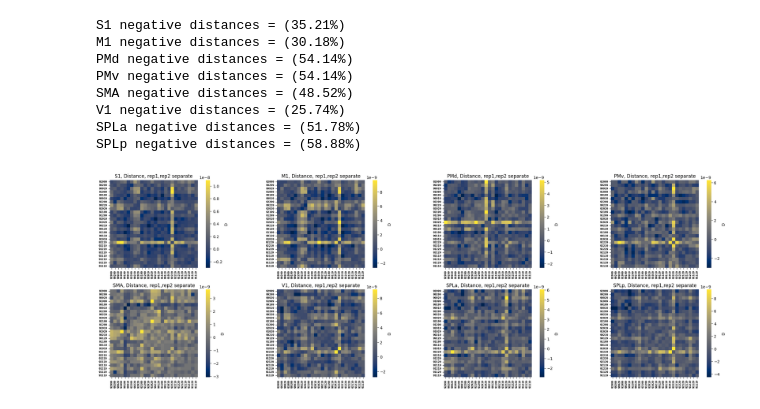
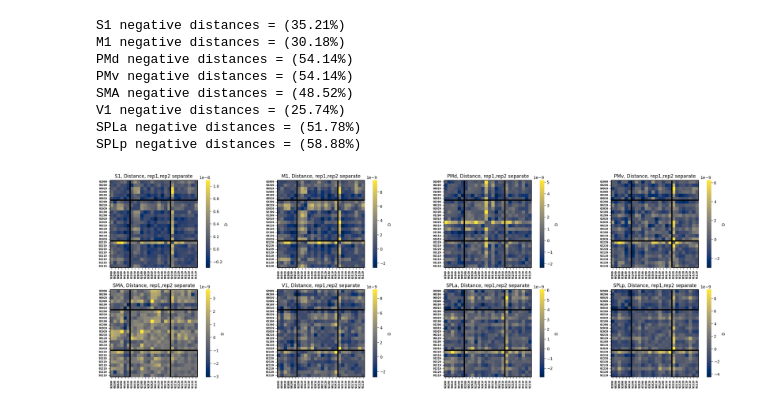
Before and after one commit to alighavam/EFC_patternfMRI, a Jupyter notebook: efcp_mri.ipynb, the cells around one changed output. Saved outputs shown, nothing was run; the diff lists cells and outputs as text; code cells hidden in the pictures.

```diff
--- a/efcp_mri.ipynb
+++ b/efcp_mri.ipynb
@@ -286,3 +359,28 @@ plt.savefig(f'./figures/efcp_spmT2surf_glm{glm}_ses{ses}.pdf', bbox_inches="tigh
+# %%
+# -Turn the extracted data into a flat df:
+# ---------------------------------------------------------------------------------------------------
+# make the df columns:
+cols = ['sn', 'glm', 'ses', 'run', 'region_label', 'region_name', 'ResMS']
+
+regressors = regressor_info['name'].values.flatten()
+regressors_shortened = [s.split(":")[1].split(",")[0] + "_rep" + s.split(":")[2] for s in regressors]
+chordID =
+
+# add the regressor names to the columns:
+cols = cols + regressors_shortened
+
+# glm dataframe:
+df_glm = pd.DataFrame(columns=cols)
+
+# loop on regions:
+for i, r in enumerate(region_labels):
+    # get the region data:
+    b_map = beta[i] # N by P matrix
+    resMS_map = resMS[i] # 1 by P matrix
+    runs = regressor_info['run'].values.flatten()
+
+    # loop on runs:
+    for j, run in enumerate(runs):
 # %% [markdown]
 ## DATA/GLM QUALITY
 # %%
@@ -494,37 +593,45 @@ order_map = {val: idx for idx, val in enumerate(custom_order)}
 # Get sorting indices based on the custom order
 sort_indices = np.argsort([order_map[val] for val in conditions])
 
-# plot the second moment matrices:
-fig, axes = plt.subplots(nrows=2, ncols=4, figsize=(60*cm, 20*cm))
+
 
 # Squares to plot (x, y, width, height)
 squares = [
-    (6, 6, 6, 6),  # Square with bottom-left corner at (2,3) and size 3x3
-    # (5, 5, 2, 2),  # Square at (5,5) with size 2x2
+    (0, 0, 6, 6),
+    (6, 6, 12, 12),
+    (18, 18, 8, 8),
+
+    (6, 0, 12, 6),
+    (18, 0, 8, 6),
+
+    (0, 6, 6, 12),
+    (0, 18, 6, 8)
 ]
 
 cm = 1/2.54  # centimeters in inches
+# plot the second moment matrices:
+fig, axes = plt.subplots(nrows=2, ncols=4, figsize=(60*cm, 20*cm))
 for i, ax in enumerate(axes.flat):
     # Apply sorting to the data
     sorted_D = D[i]
     sorted_D = sorted_D[np.ix_(sort_indices, sort_indices)] # sorted_D[sort_indices][:, sort_indices]
     sns.heatmap(sorted_D, cmap='cividis', square=True, cbar_kws={'label': 'D'}, ax=ax)
     ax.set_title(f'{region_names[i]}, Distance, rep1,rep2 separate')
 
     # Overlay squares
     for x, y, w, h in squares:
         rect = patches.Rectangle((x, y), w, h, linewidth=3, edgecolor='black', facecolor='none')
         ax.add_patch(rect)
 
     # sort based on num fingers:
     # Set labels manually with more formatting options
     ax.set_xticks(np.arange(0,n_cond)+0.5)
     ax.set_xticklabels(custom_order, rotation=90, fontsize=6, fontweight='bold')
     ax.set_yticks(np.arange(0,n_cond)+0.5)
     ax.set_yticklabels(custom_order, rotation=0, fontsize=6, fontweight='bold')
 
 plt.tight_layout()
 plt.savefig(os.path.join('./figures',f'efcp_D_s{sn}_glm{glm}_ses{ses:02d}.pdf'), format='pdf', bbox_inches='tight')
 plt.show()
 # %% [output]
-[figure, old version]
+[figure, new version]
```
Also changed, not shown: parts of 5 cells of this notebook, 1 other file.
